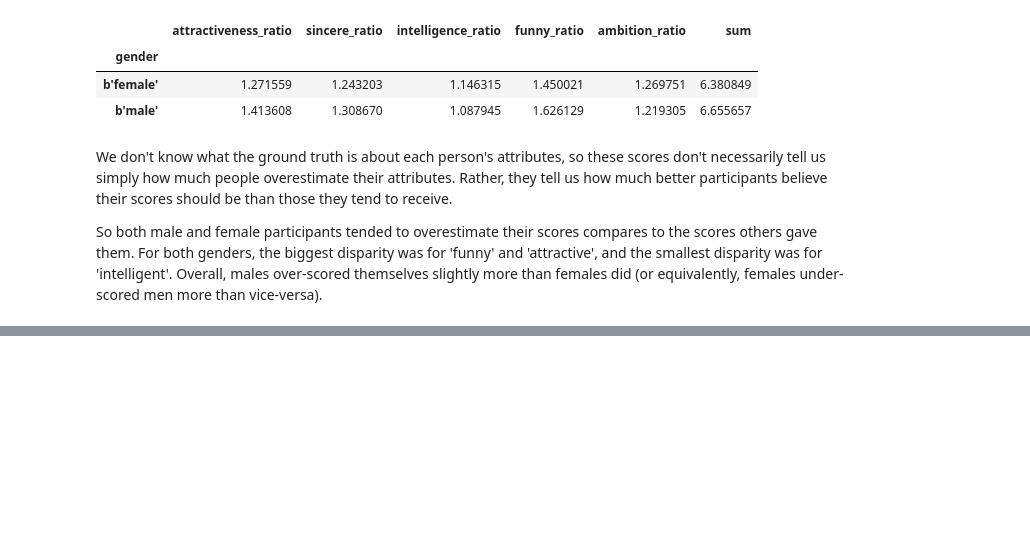
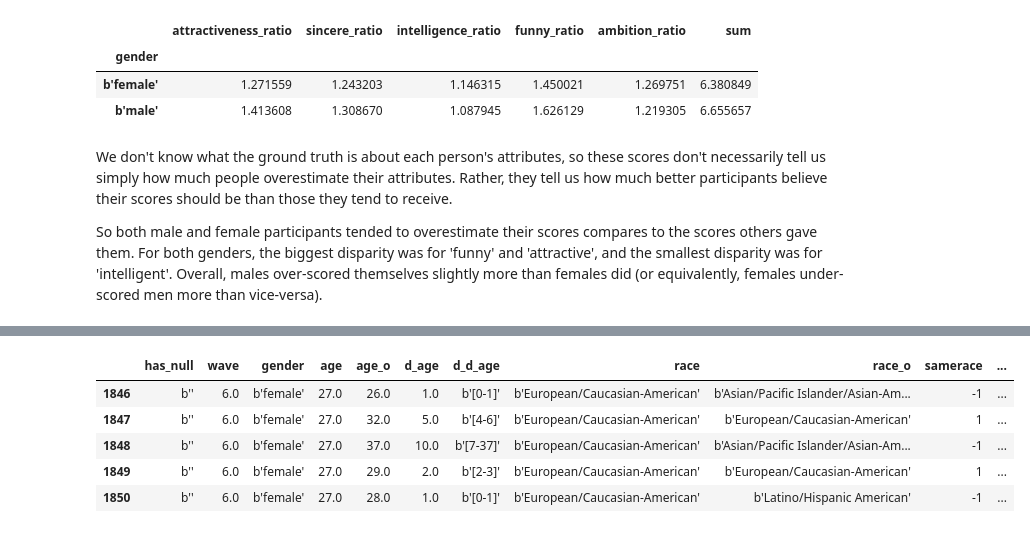
Before and after one commit to Arthur-R-UK/speed-dating, a Jupyter notebook: Speed_Dating.ipynb, the cells around one changed output, grey strips where cells are left out. Saved outputs shown, nothing was run; the diff lists cells and outputs as text; code cells hidden in the pictures; blank space fills up the shorter version.

```diff
--- a/Speed_Dating.ipynb
+++ b/Speed_Dating.ipynb
@@ -592,0 +610,31 @@ So both male and female participants tended to overestimate their scores compare
+# %%
+df_mp = df.copy()
+df_mp["decision_o"] = df_mp["decision_o"].apply(lambda x: 1 if x == "b'1'" else 0)
+df_mp["yesrate_received"] = df_mp.groupby("identifier")["decision_o"].transform("mean")
+
+# We need to create a new form of identifier which can work for both the subject and the object of a given row, so we can find
+# the average 'like' rating each person received
+df_mp["gender_o"] = df_mp["gender"].apply(lambda x: "b'male'" if x == "b'female'" else "b'female'")
+df_mp["new_id_subj"] = df_mp["wave"].astype(str) + df_mp["gender"] + df_mp["age"].astype(str) + df_mp["race"] + df_mp["attractive_important"].astype(str) + df_mp["sincere_important"].astype(str) + df_mp["intellicence_important"].astype(str) + df_mp["funny_important"].astype(str) + df_mp["ambtition_important"].astype(str) + df_mp["shared_interests_important"].astype(str)
+df_mp["new_id_obj"] = df_mp["wave"].astype(str) + df_mp["gender_o"] + df_mp["age_o"].astype(str) + df_mp["race_o"] + df_mp["pref_o_attractive"].astype(str) + df_mp["pref_o_sincere"].astype(str) + df_mp["pref_o_intelligence"].astype(str) + df_mp["pref_o_funny"].astype(str) + df_mp["pref_o_ambitious"].astype(str) + df_mp["pref_o_shared_interests"].astype(str)
+
+# I will just use this average like-score as a tiebreaker, because it doesn't actually reveal as much about popularity in this
+# context as the yes-rate does, so I will just add a small multiple of the average like score to the yes-rate
+df_likescores_rcvd = df_mp.loc[:, ["new_id_obj", "like"]]
+df_likescores_rcvd["ave_likescore_rcvd"] = df_likescores_rcvd.groupby("new_id_obj")["like"].transform("mean")
+df_likescores_rcvd = df_likescores_rcvd.drop("like", axis=1).drop_duplicates()
+df_likescores_rcvd = df_likescores_rcvd.rename(columns={"new_id_obj": "new_id_subj"})
+df_mp = df_mp.merge(df_likescores_rcvd, on="new_id_subj")
+df_mp["popularity"] = df_mp["yesrate_received"] + (df_mp["ave_likescore_rcvd"] / 1000)
+
+# Now find the rows of the person with the highest popularity score
+most_popular_person = df_mp.loc[df_mp["popularity"] == df_mp["popularity"].max()]
+pd.set_option('display.max_columns', 200)
+most_popular_person
+# %% [output]
+|  | has_null | wave | gender | age | age_o | d_age | d_d_age | race | race_o | samerace | ... |
+| 1846 | b'' | 6.0 | b'female' | 27.0 | 26.0 | 1.0 | b'[0-1]' | b'European/Caucasian-American' | b'Asian/Pacific Islander/Asian-Am... | -1 | ... |
+| 1847 | b'' | 6.0 | b'female' | 27.0 | 32.0 | 5.0 | b'[4-6]' | b'European/Caucasian-American' | b'European/Caucasian-American' | 1 | ... |
+| 1848 | b'' | 6.0 | b'female' | 27.0 | 37.0 | 10.0 | b'[7-37]' | b'European/Caucasian-American' | b'Asian/Pacific Islander/Asian-Am... | -1 | ... |
+| 1849 | b'' | 6.0 | b'female' | 27.0 | 29.0 | 2.0 | b'[2-3]' | b'European/Caucasian-American' | b'European/Caucasian-American' | 1 | ... |
+| 1850 | b'' | 6.0 | b'female' | 27.0 | 28.0 | 1.0 | b'[0-1]' | b'European/Caucasian-American' | b'Latino/Hispanic American' | -1 | ... |
```
Also changed, not shown: parts of 14 cells of this notebook.
